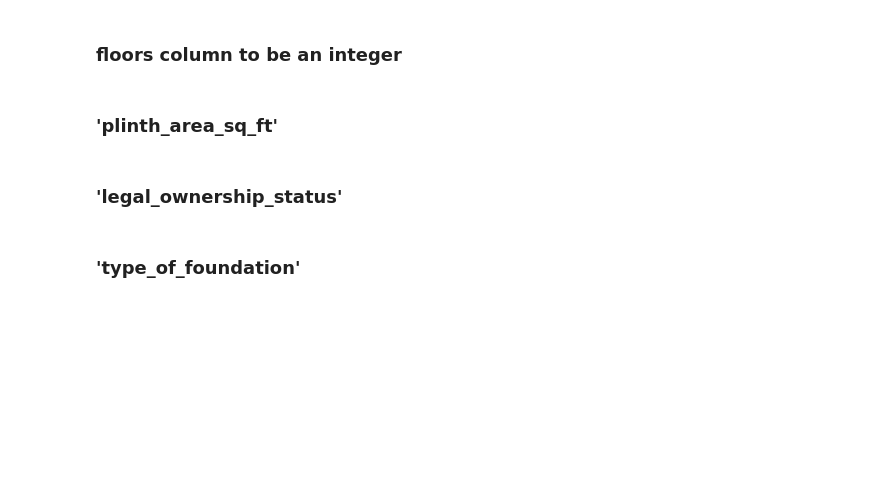
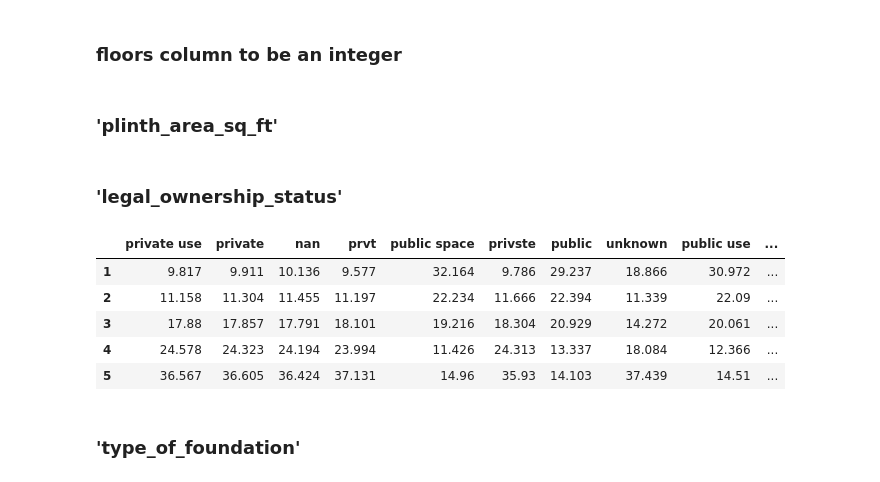
Before and after one commit to elskow/Data-Elims, a Jupyter notebook: 1-Preprocessing/preprocessing.ipynb, the cells around one changed output. Drawn from its saved outputs; the diff is of its cells as text; code cells hidden in the pictures; blank space fills up the shorter version.

```diff
--- a/1-Preprocessing/preprocessing.ipynb
+++ b/1-Preprocessing/preprocessing.ipynb
@@ -169,6 +211,47 @@ train_data['plinth_area(ft^2)'] = train_data['plinth_area(ft^2)'].apply(handle_a
 test_data['plinth_area(ft^2)'] = test_data['plinth_area(ft^2)'].apply(handle_area)
 # %% [markdown]
 ### 'legal_ownership_status'
+# %%
+def make_eda_using_correlation_within_damagegrade(df, cols):
+    correlate = pd.DataFrame(
+    index=['1', '2','3','4','5'],
+    columns=df[cols].unique())
+
+    for j  in df[cols].unique():
+        try :
+
+            correlate.loc[correlate.index == '1', j]= \
+                np.round(sum((df[cols]==j)&\
+                            (df['damage_grade']==1))/sum(df[cols]==j) * 100, 3)
+
+            correlate.loc[correlate.index == '2', j]= \
+                np.round(sum((df[cols]==j)&\
+                            (df['damage_grade']==2))/sum(df[cols]==j) * 100, 3)
+
+            correlate.loc[correlate.index == '3', j]= \
+                np.round(sum((df[cols]==j)&\
+                            (df['damage_grade']==3))/sum(df[cols]==j) * 100, 3)
+
+            correlate.loc[correlate.index == '4', j]= \
+                np.round(sum((df[cols]==j)&\
+                            (df['damage_grade']==4))/sum(df[cols]==j) * 100, 3)
+
+            correlate.loc[correlate.index == '5', j]= \
+                np.round(sum((df[cols]==j)&\
+                            (df['damage_grade']==5))/sum(df[cols]==j) * 100, 3)
+
+        except :
+            pass
+    return correlate
+# %%
+make_eda_using_correlation_within_damagegrade(train_data, 'legal_ownership_status')
+# %% [output]
+|  | private use | private | nan | prvt | public space | privste | public | unknown | public use | ... |
+| 1 | 9.817 | 9.911 | 10.136 | 9.577 | 32.164 | 9.786 | 29.237 | 18.866 | 30.972 | ... |
+| 2 | 11.158 | 11.304 | 11.455 | 11.197 | 22.234 | 11.666 | 22.394 | 11.339 | 22.09 | ... |
+| 3 | 17.88 | 17.857 | 17.791 | 18.101 | 19.216 | 18.304 | 20.929 | 14.272 | 20.061 | ... |
+| 4 | 24.578 | 24.323 | 24.194 | 23.994 | 11.426 | 24.313 | 13.337 | 18.084 | 12.366 | ... |
+| 5 | 36.567 | 36.605 | 36.424 | 37.131 | 14.96 | 35.93 | 14.103 | 37.439 | 14.51 | ... |
 # %%
 private_values = ['private use','private','prvt','privste']
 public_values = ['public space','public','public use']
```
Also changed, not shown: parts of 26 cells of this notebook, 5 other files.
